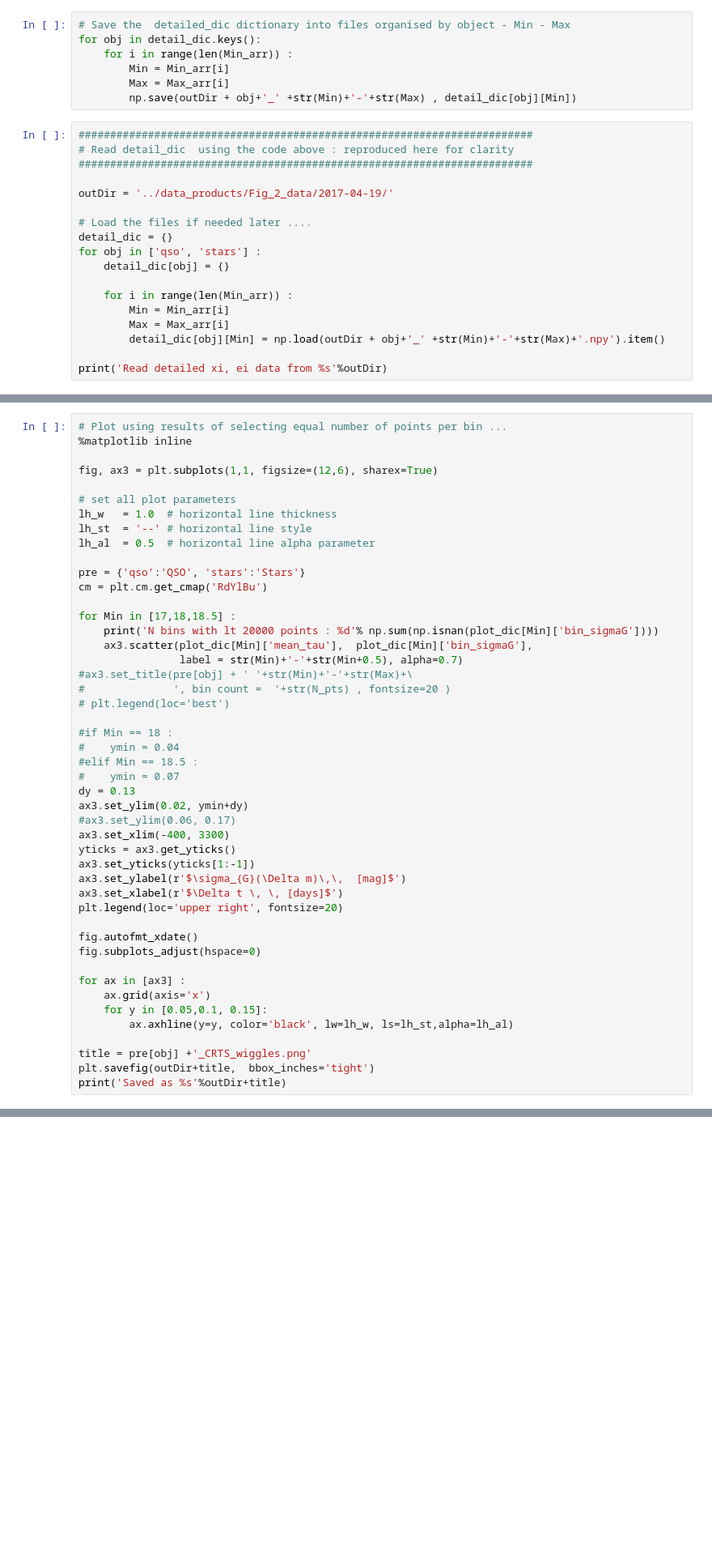
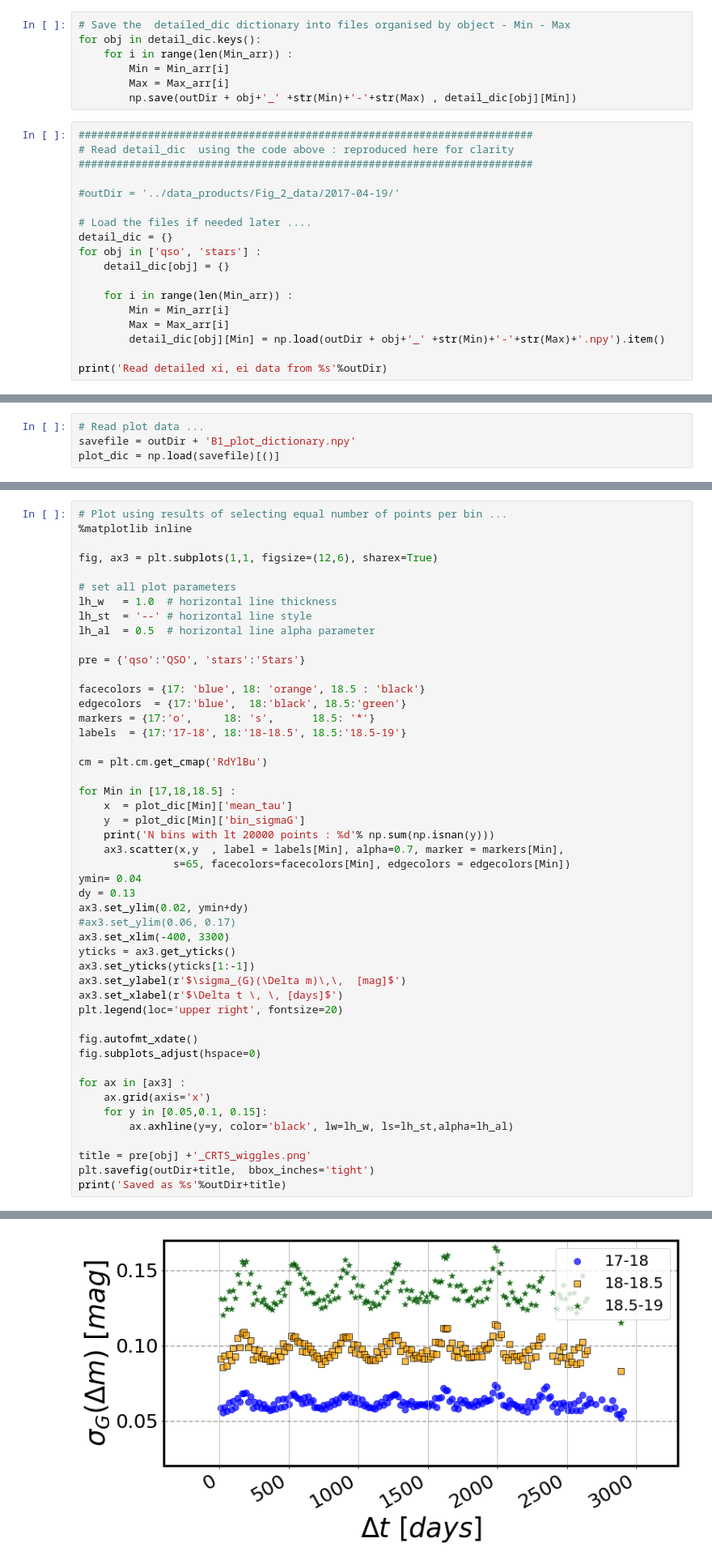
Before and after one commit to suberlak/CRTS_PROJECT, a Jupyter notebook: App_B_wiggles_explained.ipynb, the cells around one changed output, grey strips where cells are left out. Shown at 81% size. Cells and saved outputs as stored; diff of their text form; blank space fills up the shorter version.

```diff
--- a/App_B_wiggles_explained.ipynb
+++ b/App_B_wiggles_explained.ipynb
@@ -136,7 +120,7 @@ for obj in detail_dic.keys():
 # Read detail_dic  using the code above : reproduced here for clarity
 ########################################################################
 
-outDir = '../data_products/Fig_2_data/2017-04-19/'
+#outDir = '../data_products/Fig_2_data/2017-04-19/'
 
 # Load the files if needed later ....
 detail_dic = {}
@@ -212,0 +223,4 @@ for Min , Max in zip([17,18,18.5], [18,18.5,19]):
+# %%
+# Read plot data ...
+savefile = outDir + 'B1_plot_dictionary.npy'
+plot_dic = np.load(savefile)[()]
@@ -222,20 +238,21 @@ lh_st  = '--' # horizontal line style
 lh_al  = 0.5  # horizontal line alpha parameter
 
 pre = {'qso':'QSO', 'stars':'Stars'}
+
+facecolors = {17: 'blue', 18: 'orange', 18.5 : 'black'}
+edgecolors  = {17:'blue',  18:'black', 18.5:'green'}
+markers = {17:'o',     18: 's',      18.5: '*'}
+labels  = {17:'17-18', 18:'18-18.5', 18.5:'18.5-19'}
+
 cm = plt.cm.get_cmap('RdYlBu')
 
 for Min in [17,18,18.5] :
-    print('N bins with lt 20000 points : %d'% np.sum(np.isnan(plot_dic[Min]['bin_sigmaG'])))
-    ax3.scatter(plot_dic[Min]['mean_tau'],  plot_dic[Min]['bin_sigmaG'],
-                label = str(Min)+'-'+str(Min+0.5), alpha=0.7)
-#ax3.set_title(pre[obj] + ' '+str(Min)+'-'+str(Max)+\
-#              ', bin count =  '+str(N_pts) , fontsize=20 )
-# plt.legend(loc='best')
-
-#if Min == 18 :
-#    ymin = 0.04
-#elif Min == 18.5 :
-#    ymin = 0.07
+    x  = plot_dic[Min]['mean_tau']
+    y  = plot_dic[Min]['bin_sigmaG']
+    print('N bins with lt 20000 points : %d'% np.sum(np.isnan(y)))
+    ax3.scatter(x,y  , label = labels[Min], alpha=0.7, marker = markers[Min],
+               s=65, facecolors=facecolors[Min], edgecolors = edgecolors[Min])
+ymin= 0.04
 dy = 0.13
 ax3.set_ylim(0.02, ymin+dy)
 #ax3.set_ylim(0.06, 0.17)
@@ -257,3 +274,4 @@ for ax in [ax3] :
 title = pre[obj] +'_CRTS_wiggles.png'
 plt.savefig(outDir+title,  bbox_inches='tight')
 print('Saved as %s'%outDir+title)
+# %% [output]
@@ -259,0 +282 @@ print('Saved as %s'%outDir+title)
+[figure, added]
```
Also changed, not shown: parts of 8 cells of this notebook.
